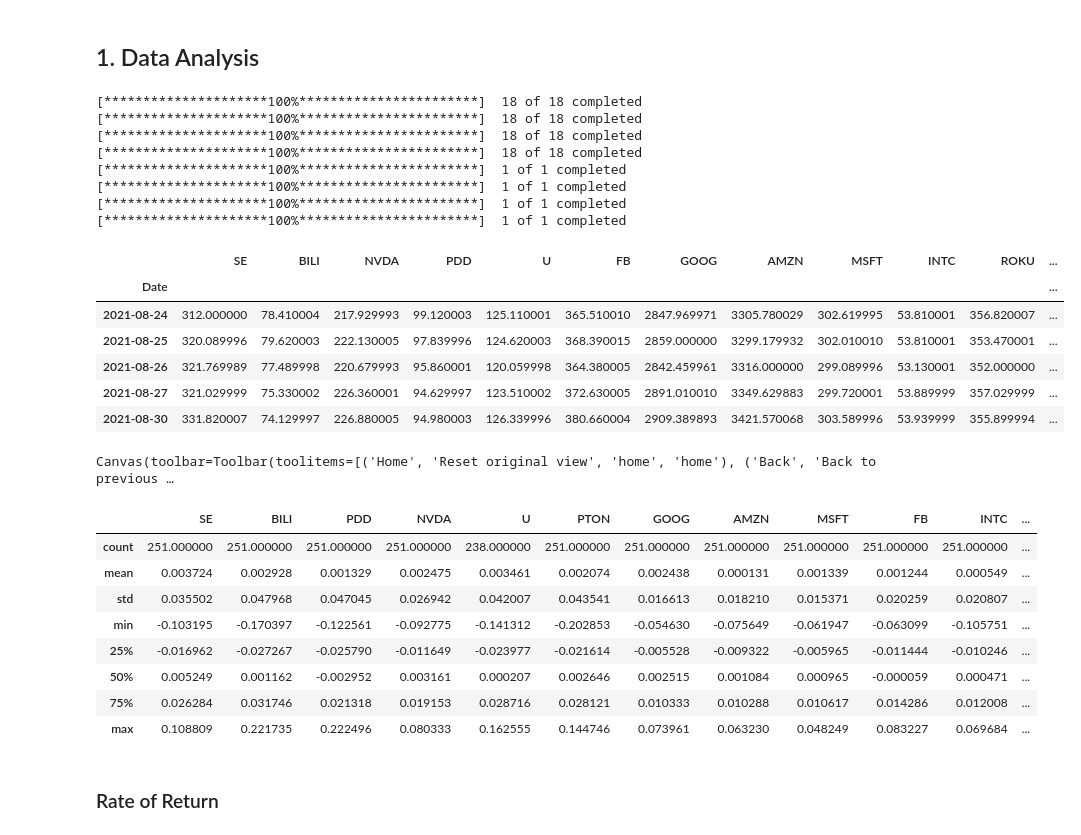
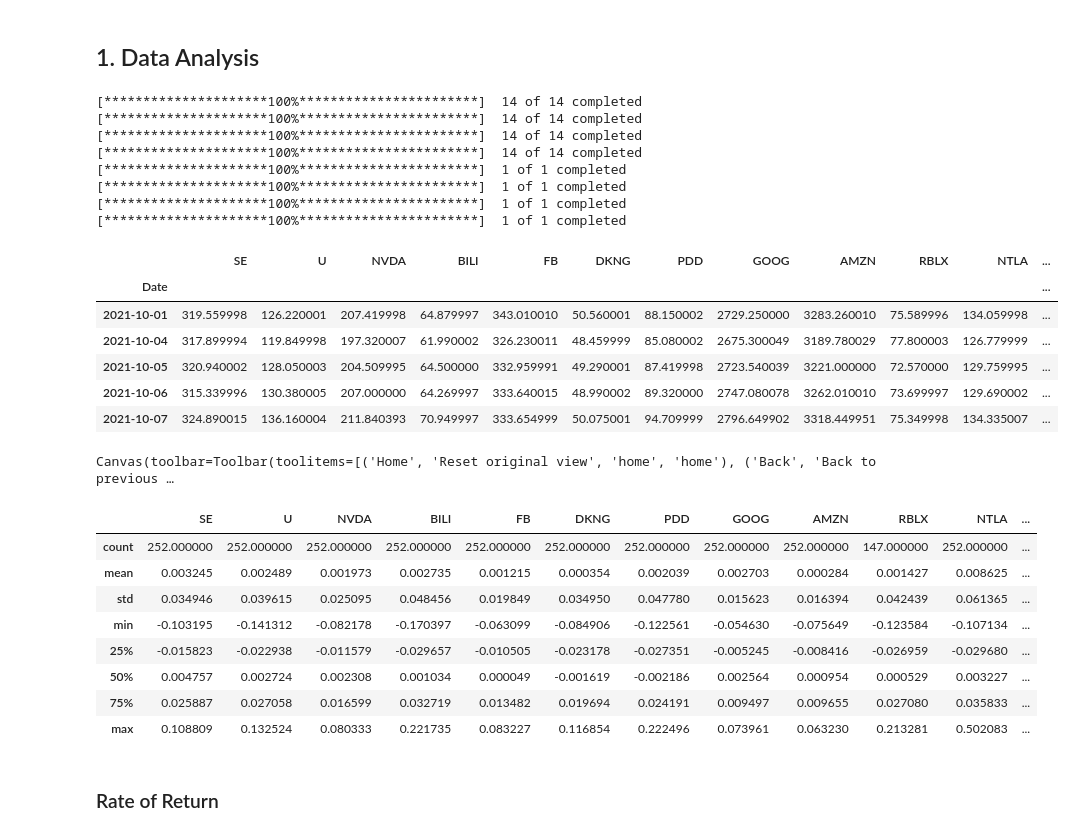
Before and after one commit to charlesyew/portfolio-analysis, a Jupyter notebook: mpt.ipynb, the cells around one changed output. Saved outputs shown, nothing was run; the diff lists cells and outputs as text; code cells hidden in the pictures.

```diff
--- a/mpt.ipynb
+++ b/mpt.ipynb
@@ -52,7 +50,7 @@ import yfinance as yf
 ## 1. Data Analysis
 # %%
 # shortlisted stocks for portfolio analysis
-s_list = 'SE BILI PDD NVDA PTON U INTC GOOG AMZN ROKU MSFT FB BLK BRK-B RBLX ADSK DKNG CLPT'
+s_list = 'SE U NVDA BILI FB DKNG PDD GOOG AMZN RBLX NTLA COIN UPST CLPT'
 df_1y = yf.download(tickers = s_list, period = '1y', interval = '1d', group_by = 'ticker')
 df_3y = yf.download(tickers = s_list, period = '3y', interval = '1d', group_by = 'ticker')
 df_5y = yf.download(tickers = s_list, period = '5y', interval = '1d', group_by = 'ticker')
@@ -65,10 +63,10 @@ bench_3y = yf.download(tickers = bench, period = '3y', interval = '1d')
 bench_5y = yf.download(tickers = bench, period = '5y', interval = '1d')
 bench_10y = yf.download(tickers = bench, period = '10y', interval = '1d')
 # %% [output]
-[*********************100%***********************]  18 of 18 completed
-[*********************100%***********************]  18 of 18 completed
-[*********************100%***********************]  18 of 18 completed
-[*********************100%***********************]  18 of 18 completed
+[*********************100%***********************]  14 of 14 completed
+[*********************100%***********************]  14 of 14 completed
+[*********************100%***********************]  14 of 14 completed
+[*********************100%***********************]  14 of 14 completed
 [*********************100%***********************]  1 of 1 completed
 [*********************100%***********************]  1 of 1 completed
 [*********************100%***********************]  1 of 1 completed
@@ -84,41 +82,41 @@ bench_close_3y = pd.DataFrame(data = bench_3y['Adj Close'], columns = ['Adj Clos
 bench_close_5y = pd.DataFrame(data = bench_5y['Adj Close'], columns = ['Adj Close'])
 bench_close_10y = pd.DataFrame(data = bench_10y['Adj Close'], columns = ['Adj Close'])
 
 # adding column name to benchmark table
 bench_close_1y = bench_close_1y.rename(columns = {'Adj Close':'S&P500'})
 bench_close_3y = bench_close_3y.rename(columns = {'Adj Close':'S&P500'})
 bench_close_5y = bench_close_5y.rename(columns = {'Adj Close':'S&P500'})
 bench_close_10y = bench_close_10y.rename(columns = {'Adj Close':'S&P500'})
 
 # reordering column names in portfolio
-s_order = ['SE', 'BILI', 'NVDA', 'PDD', 'U', 'FB', 'GOOG', 'AMZN', 'MSFT', 'INTC', 'ROKU', 'PTON', 'RBLX',  'BLK', 'BRK-B', 'ADSK', 'DKNG', 'CLPT']
+s_order = ['SE', 'U', 'NVDA', 'BILI', 'FB', 'DKNG', 'PDD', 'GOOG', 'AMZN', 'RBLX', 'NTLA', 'COIN', 'UPST', 'CLPT']
 df_close_1y = df_close_1y[s_order]
 df_close_3y = df_close_3y[s_order]
 df_close_5y = df_close_5y[s_order]
 df_close_10y = df_close_10y[s_order]
 
 # appending benchmark prices to portfolio dataframe
 df_close_1y = pd.concat([df_close_1y,bench_close_1y], axis = 1)
 df_close_3y = pd.concat([df_close_3y,bench_close_3y], axis = 1)
 df_close_5y = pd.concat([df_close_5y,bench_close_5y], axis = 1)
 df_close_10y = pd.concat([df_close_10y,bench_close_10y], axis = 1)
 
 # drop row if all values are NaN
 df_close_1y.dropna(axis = 0, how = 'all', inplace = True)
 df_close_3y.dropna(axis = 0, how = 'all', inplace = True)
 df_close_5y.dropna(axis = 0, how = 'all', inplace = True)
 df_close_10y.dropna(axis = 0, how = 'all', inplace = True)
 
 # check the last 5 trading days
 df_close_1y.tail(5)
 # %% [output]
-|  | SE | BILI | NVDA | PDD | U | FB | GOOG | AMZN | MSFT | INTC | ROKU | ... |
+|  | SE | U | NVDA | BILI | FB | DKNG | PDD | GOOG | AMZN | RBLX | NTLA | ... |
 | Date |  |  |  |  |  |  |  |  |  |  |  | ... |
-| 2021-08-24 | 312.000000 | 78.410004 | 217.929993 | 99.120003 | 125.110001 | 365.510010 | 2847.969971 | 3305.780029 | 302.619995 | 53.810001 | 356.820007 | ... |
-| 2021-08-25 | 320.089996 | 79.620003 | 222.130005 | 97.839996 | 124.620003 | 368.390015 | 2859.000000 | 3299.179932 | 302.010010 | 53.810001 | 353.470001 | ... |
-| 2021-08-26 | 321.769989 | 77.489998 | 220.679993 | 95.860001 | 120.059998 | 364.380005 | 2842.459961 | 3316.000000 | 299.089996 | 53.130001 | 352.000000 | ... |
-| 2021-08-27 | 321.029999 | 75.330002 | 226.360001 | 94.629997 | 123.510002 | 372.630005 | 2891.010010 | 3349.629883 | 299.720001 | 53.889999 | 357.029999 | ... |
-| 2021-08-30 | 331.820007 | 74.129997 | 226.880005 | 94.980003 | 126.339996 | 380.660004 | 2909.389893 | 3421.570068 | 303.589996 | 53.939999 | 355.899994 | ... |
+| 2021-10-01 | 319.559998 | 126.220001 | 207.419998 | 64.879997 | 343.010010 | 50.560001 | 88.150002 | 2729.250000 | 3283.260010 | 75.589996 | 134.059998 | ... |
+| 2021-10-04 | 317.899994 | 119.849998 | 197.320007 | 61.990002 | 326.230011 | 48.459999 | 85.080002 | 2675.300049 | 3189.780029 | 77.800003 | 126.779999 | ... |
+| 2021-10-05 | 320.940002 | 128.050003 | 204.509995 | 64.500000 | 332.959991 | 49.290001 | 87.419998 | 2723.540039 | 3221.000000 | 72.570000 | 129.759995 | ... |
+| 2021-10-06 | 315.339996 | 130.380005 | 207.000000 | 64.269997 | 333.640015 | 48.990002 | 89.320000 | 2747.080078 | 3262.010010 | 73.699997 | 129.690002 | ... |
+| 2021-10-07 | 324.890015 | 136.160004 | 211.840393 | 70.949997 | 333.654999 | 50.075001 | 94.709999 | 2796.649902 | 3318.449951 | 75.349998 | 134.335007 | ... |
 # %%
 # normalize the prices
 n = len(df_close_1y.columns)
@@ -177,15 +175,15 @@ df_return_10y = df_close_10y.pct_change()
 # check the descriptive statistics of 1 year rate of return
 df_return_1y.describe()
 # %% [output]
-|  | SE | BILI | PDD | NVDA | U | PTON | GOOG | AMZN | MSFT | FB | INTC | ... |
-| count | 251.000000 | 251.000000 | 251.000000 | 251.000000 | 238.000000 | 251.000000 | 251.000000 | 251.000000 | 251.000000 | 251.000000 | 251.000000 | ... |
-| mean | 0.003724 | 0.002928 | 0.001329 | 0.002475 | 0.003461 | 0.002074 | 0.002438 | 0.000131 | 0.001339 | 0.001244 | 0.000549 | ... |
-| std | 0.035502 | 0.047968 | 0.047045 | 0.026942 | 0.042007 | 0.043541 | 0.016613 | 0.018210 | 0.015371 | 0.020259 | 0.020807 | ... |
-| min | -0.103195 | -0.170397 | -0.122561 | -0.092775 | -0.141312 | -0.202853 | -0.054630 | -0.075649 | -0.061947 | -0.063099 | -0.105751 | ... |
-| 25% | -0.016962 | -0.027267 | -0.025790 | -0.011649 | -0.023977 | -0.021614 | -0.005528 | -0.009322 | -0.005965 | -0.011444 | -0.010246 | ... |
-| 50% | 0.005249 | 0.001162 | -0.002952 | 0.003161 | 0.000207 | 0.002646 | 0.002515 | 0.001084 | 0.000965 | -0.000059 | 0.000471 | ... |
-| 75% | 0.026284 | 0.031746 | 0.021318 | 0.019153 | 0.028716 | 0.028121 | 0.010333 | 0.010288 | 0.010617 | 0.014286 | 0.012008 | ... |
-| max | 0.108809 | 0.221735 | 0.222496 | 0.080333 | 0.162555 | 0.144746 | 0.073961 | 0.063230 | 0.048249 | 0.083227 | 0.069684 | ... |
+|  | SE | U | NVDA | BILI | FB | DKNG | PDD | GOOG | AMZN | RBLX | NTLA | ... |
+| count | 252.000000 | 252.000000 | 252.000000 | 252.000000 | 252.000000 | 252.000000 | 252.000000 | 252.000000 | 252.000000 | 147.000000 | 252.000000 | ... |
+| mean | 0.003245 | 0.002489 | 0.001973 | 0.002735 | 0.001215 | 0.000354 | 0.002039 | 0.002703 | 0.000284 | 0.001427 | 0.008625 | ... |
+| std | 0.034946 | 0.039615 | 0.025095 | 0.048456 | 0.019849 | 0.034950 | 0.047780 | 0.015623 | 0.016394 | 0.042439 | 0.061365 | ... |
+| min | -0.103195 | -0.141312 | -0.082178 | -0.170397 | -0.063099 | -0.084906 | -0.122561 | -0.054630 | -0.075649 | -0.123584 | -0.107134 | ... |
+| 25% | -0.015823 | -0.022938 | -0.011579 | -0.029657 | -0.010505 | -0.023178 | -0.027351 | -0.005245 | -0.008416 | -0.026959 | -0.029680 | ... |
+| 50% | 0.004757 | 0.002724 | 0.002308 | 0.001034 | 0.000049 | -0.001619 | -0.002186 | 0.002564 | 0.000954 | 0.000529 | 0.003227 | ... |
+| 75% | 0.025887 | 0.027058 | 0.016599 | 0.032719 | 0.013482 | 0.019694 | 0.024191 | 0.009497 | 0.009655 | 0.027080 | 0.035833 | ... |
+| max | 0.108809 | 0.132524 | 0.080333 | 0.221735 | 0.083227 | 0.116854 | 0.222496 | 0.073961 | 0.063230 | 0.213281 | 0.502083 | ... |
 # %% [markdown]
 ### Rate of Return
 # %%
```
Also changed, not shown: parts of 24 cells of this notebook.
